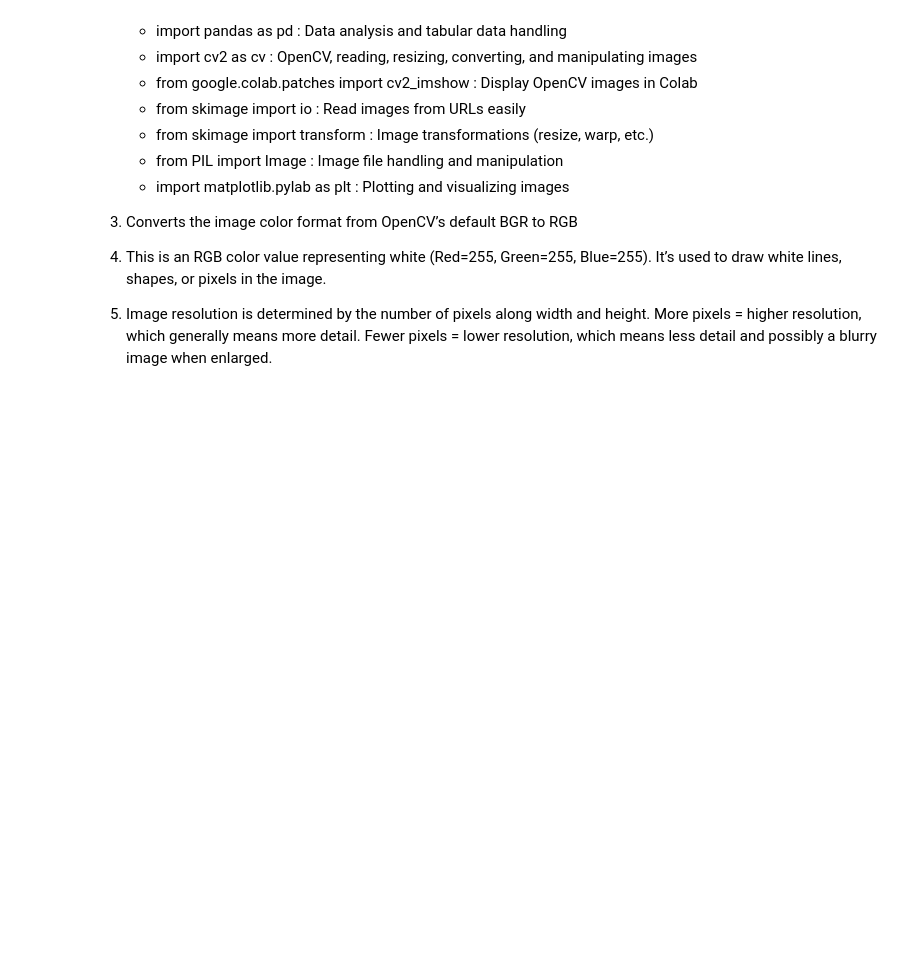
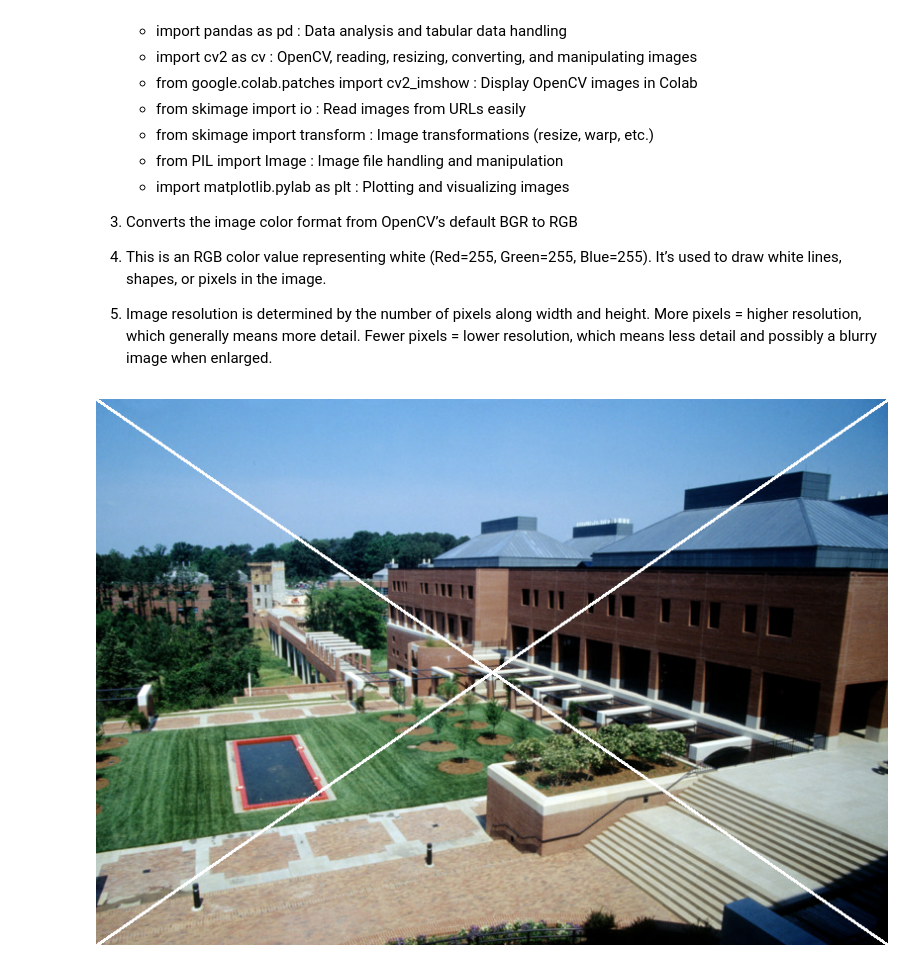
Before and after one commit to byhaqii/PVCK-2025, a Jupyter notebook: week1.ipynb, the cells around one changed output. Drawn from its saved outputs; the diff is of its cells as text; code cells hidden in the pictures; blank space fills up the shorter version.

```diff
--- a/week1.ipynb
+++ b/week1.ipynb
@@ -69,3 +69,23 @@ Question
 4. This is an RGB color value representing white (Red=255, Green=255, Blue=255). It’s used to draw white lines, shapes, or pixels in the image.
 
 5. Image resolution is determined by the number of pixels along width and height. More pixels = higher resolution, which generally means more detail. Fewer pixels = lower resolution, which means less detail and possibly a blurry image when enlarged.
+# %%
+import cv2 as cv
+from skimage import io
+from google.colab.patches import cv2_imshow
+
+# Load image
+url = "https://iiif.lib.ncsu.edu/iiif/0052574/full/800,/0/default.jpg"  # Replace with your image URL if different
+image = io.imread(url)
+image = cv.cvtColor(image, cv.COLOR_RGB2BGR)
+
+# Draw first diagonal line (top-left to bottom-right)
+cv.line(image, (0, 0), (image.shape[1], image.shape[0]), (255, 255, 255), 2)
+
+# Draw second diagonal line (bottom-left to top-right)
+cv.line(image, (0, image.shape[0]), (image.shape[1], 0), (255, 255, 255), 2)
+
+# Show result
+cv2_imshow(image)
+# %% [output]
+[figure, added]
```
Also changed, not shown: parts of 1 cell of this notebook.
